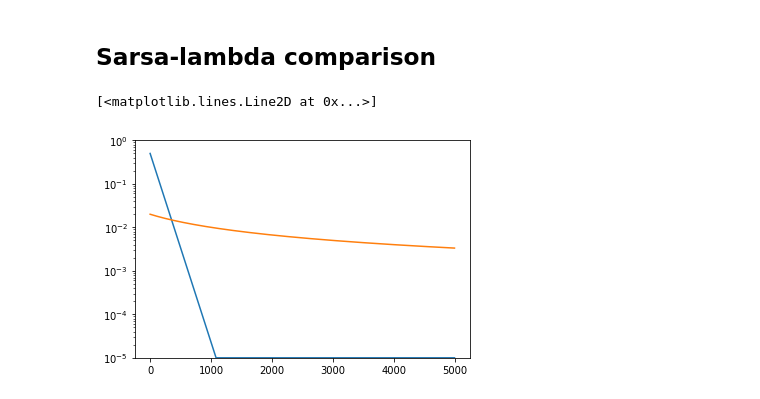
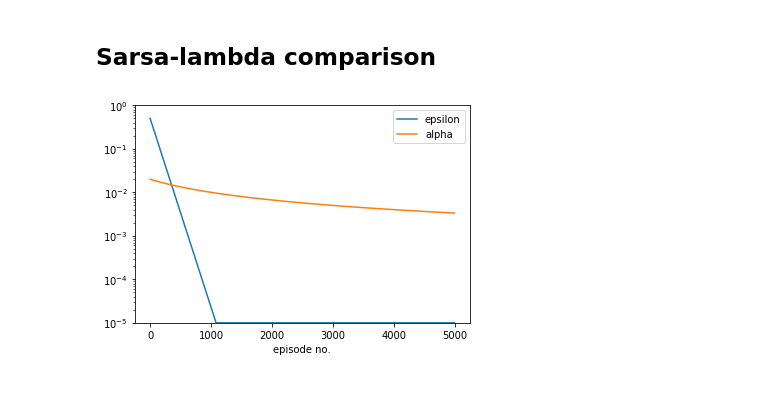
Before and after one commit to tahsmith/rl-algos, a Jupyter notebook: tabular.ipynb, the cells around one changed output. Saved outputs shown, nothing was run; the diff lists cells and outputs as text; code cells hidden in the pictures.

```diff
--- a/tabular.ipynb
+++ b/tabular.ipynb
@@ -14,31 +14,32 @@ from tabular import train, sarsa, sarsa_lambda
 # %%
 env = gym.make('CliffWalking-v0')
 
 state_size = env.observation_space.n
 action_size = env.action_space.n
 
 max_eps = int(5e3)
 alpha = clipped_harmonic_sequence(2e-2, 1e-3, 1e-5)
 epsilon = clipped_exp_decay(0.5, 0.01, 1e-5)
 gamma = 1.0
 policy = epsilon_greedy(action_size, epsilon)
 
 sarsa_episode_fn = sarsa(policy, gamma, alpha)
 
 lambda_ = 0.5
 sarsa_lambda_episode_fn = sarsa_lambda(policy, gamma, alpha, lambda_)
 
 # Optimistic initialisation
 Q_initial = 0.0 * np.ones((state_size, action_size), np.float64)
 
 x = np.arange(max_eps)
 plt.yscale('log')
 plt.ylim([1e-5, 1])
-plt.plot(x, np.vectorize(epsilon)(x))
-plt.plot(x, np.vectorize(alpha)(x))
+plt.xlabel('episode no.')
+plt.plot(x, np.vectorize(epsilon)(x), label='epsilon')
+plt.plot(x, np.vectorize(alpha)(x), label='alpha')
+plt.legend();
 # %% [output]
-[<matplotlib.lines.Line2D at 0x...>]
-[figure, old version]
+[figure, new version]
 # %%
 def moving_avg(window, x):
     avg_x = np.arange(x.shape[0] - window + 1) + window - 1
```
Also changed, not shown: parts of 4 cells of this notebook.
